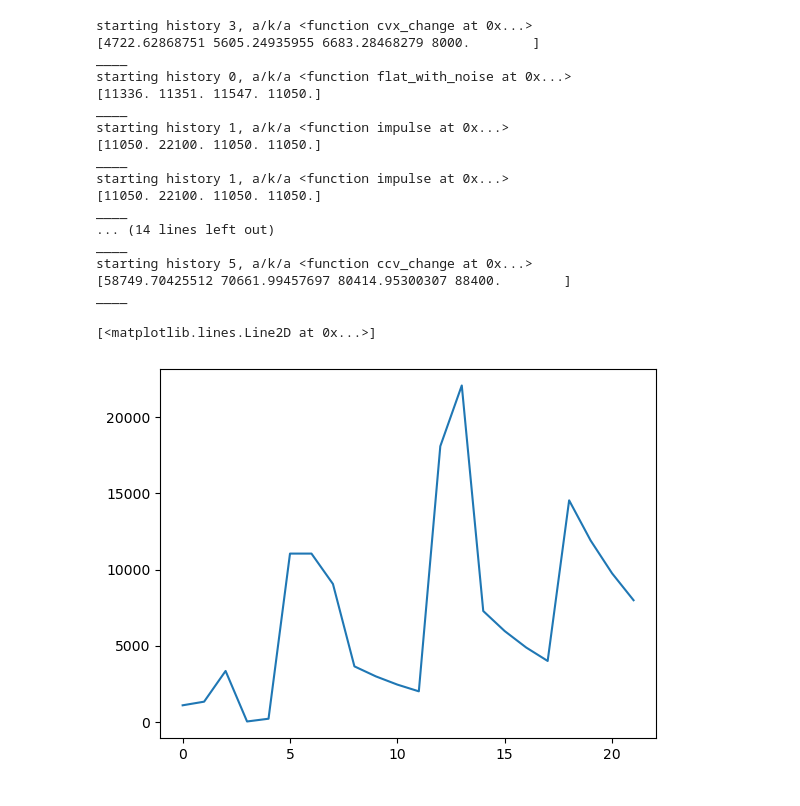
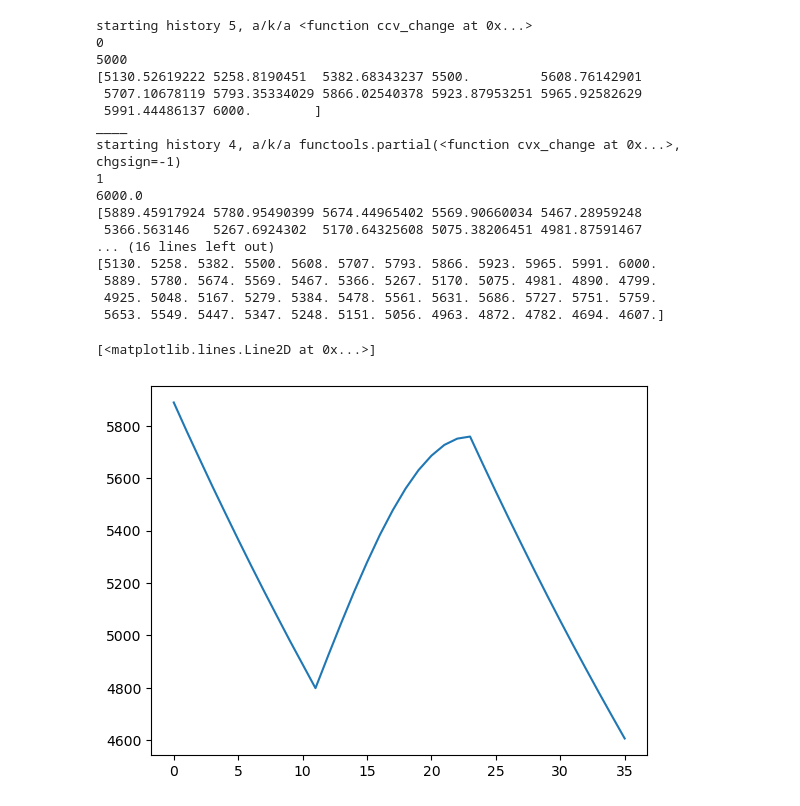
Before and after one commit to amatrhr/cas_570_project, a Jupyter notebook: school_district_and_closure.ipynb, the cells around one changed output. Drawn from its saved outputs; the diff is of its cells as text; code cells hidden in the pictures.

Commit message:
Fixing growth patterns and smoothing inter-period changes

```diff
--- a/school_district_and_closure.ipynb
+++ b/school_district_and_closure.ipynb
@@ -19,16 +47,12 @@ def impulse(n_year=5, impyr=2, chgsize=50,impsign=1):
     return(out)
 # %%
-def cvx_change(n_years=5,alpha=0.75,chgsign=1, chgsize=50):
+def cvx_change(start_value=10., n_years=5, chgsign=1, chgrat=.20):
     #function to produce convex change
     # i.e. change where the time series of population falls below the line connecting any two
     # points on the time series, i.e. alpha*exp(t) or alpha*exp(n_years - t)
-    out = np.linspace(1,n_years,n_years)/n_years
-    if chgsign > 0:
-        output = alpha*np.exp(out)
+    chgsize = chgrat*start_value
 
-    else:
-        # handle the negative case
-        output = alpha*np.exp(n_years - out)
+    alpha = np.exp(np.log(1+chgsign*chgrat)/n_years) - 1
+    output = start_value * np.power(1. + alpha, np.linspace(1,n_years,n_years))
 
-    output =  1.0 - (max(output)-output)/(max(output) - min(output))
-    return(chgsize*output)
+    return(output)
@@ -65,45 +91,46 @@ NSchool = 11
 len_history = 50
 # %%
 def simulate_history(start_value=50, total_years=50, period_length=5):
-    history = []
-    # need to add functionality to smooth the transitions
+    history = [[start_value for x in range(period_length)]]
+            # need to add functionality to smooth the transitions
+
     for _, tp in enumerate(range(total_years//period_length)):
-        locidx = randint(0,len(growthPats)-1)
-        # locidx = 3
+        locidx = randint(0,len(growthPats)-1) # there are 7 locidxs
+        # locidx = 6 # 4 and 6 need work
         print(f"starting history {locidx}, a/k/a {repr(list(growthPats.values())[locidx])}")
-
-        lochg = history[_-1][-1] if _ > 0 else start_value
-
-
-        locfun = list(growthPats.values())[locidx](chgsize=lochg) + lochg
+        print(_)
+        lochg = history[_][period_length-1]
+        print(lochg)
+        # ipdb.set_trace()
+        locfun = list(growthPats.values())[locidx](start_value=lochg, n_years=period_length)
         local_h = np.squeeze(locfun)
-        local_h = local_h[1:len(local_h) + 1]
+        # local_h = local_h[1:len(local_h) ]
         print(local_h)
         history.append(local_h)
         print("____")
 
-    out = np.diff(np.hstack(history))
-    sendout = [x for _, x in enumerate(out) if _ > 0 and x > 0 ]
-    return sendout
+    out = np.floor(np.hstack(history)[period_length:])
+    print(out)
+    return out[period_length:]
 # %%
-plt.plot(simulate_history(start_value=4000))
+plt.plot(simulate_history(start_value=5000,period_length=12))
 # %% [output]
-starting history 3, a/k/a <function cvx_change at 0x...>
-[4722.62868751 5605.24935955 6683.28468279 8000.        ]
+starting history 5, a/k/a <function ccv_change at 0x...>
+0
+5000
+[5130.52619222 5258.8190451  5382.68343237 5500.         5608.76142901
+ 5707.10678119 5793.35334029 5866.02540378 5923.87953251 5965.92582629
+ 5991.44486137 6000.        ]
 ____
-starting history 0, a/k/a <function flat_with_noise at 0x...>
-[11336. 11351. 11547. 11050.]
-____
-starting history 1, a/k/a <function impulse at 0x...>
-[11050. 22100. 11050. 11050.]
-____
-starting history 1, a/k/a <function impulse at 0x...>
-[11050. 22100. 11050. 11050.]
-____
-... (14 lines left out)
-____
-starting history 5, a/k/a <function ccv_change at 0x...>
-[58749.70425512 70661.99457697 80414.95300307 88400.        ]
-____
+starting history 4, a/k/a functools.partial(<function cvx_change at 0x...>, chgsign=-1)
+1
+6000.0
+[5889.45917924 5780.95490399 5674.44965402 5569.90660034 5467.28959248
+ 5366.563146   5267.6924302  5170.64325608 5075.38206451 4981.87591467
+... (16 lines left out)
+[5130. 5258. 5382. 5500. 5608. 5707. 5793. 5866. 5923. 5965. 5991. 6000.
+ 5889. 5780. 5674. 5569. 5467. 5366. 5267. 5170. 5075. 4981. 4890. 4799.
+ 4925. 5048. 5167. 5279. 5384. 5478. 5561. 5631. 5686. 5727. 5751. 5759.
+ 5653. 5549. 5447. 5347. 5248. 5151. 5056. 4963. 4872. 4782. 4694. 4607.]
 [<matplotlib.lines.Line2D at 0x...>]
-[figure, old version]
+[figure, new version]
```
Also changed, not shown: parts of 11 cells of this notebook.
